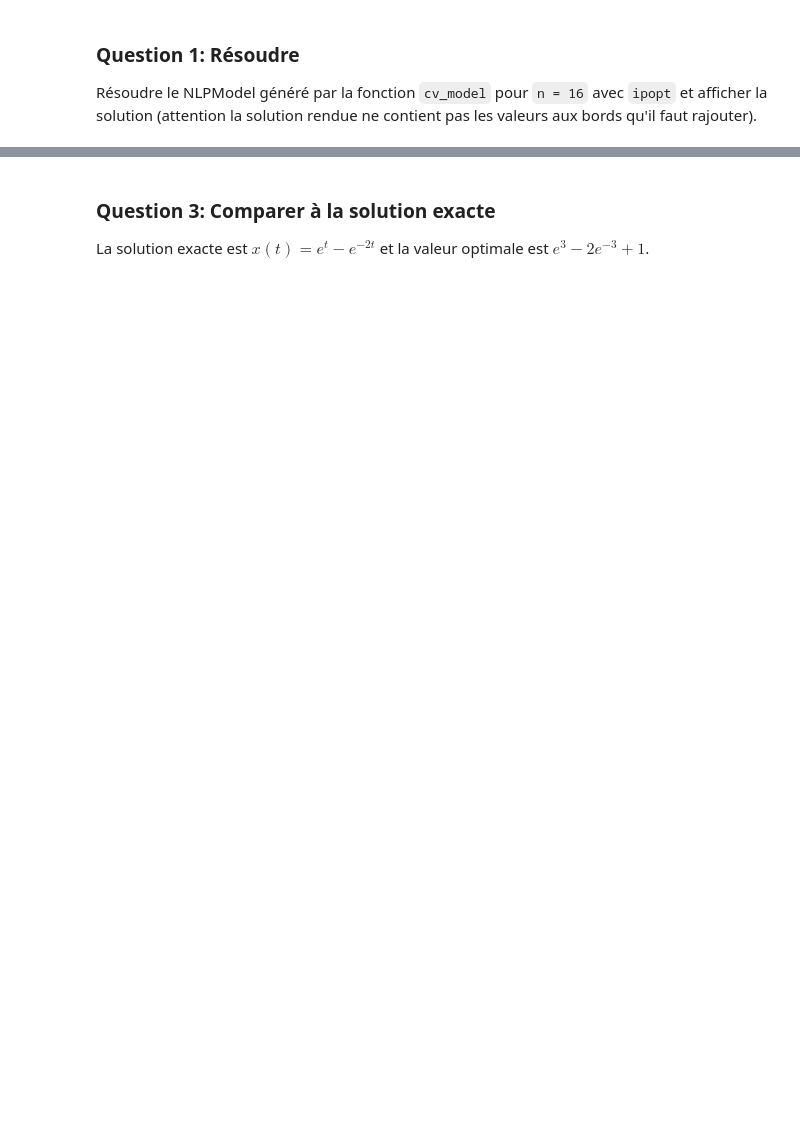
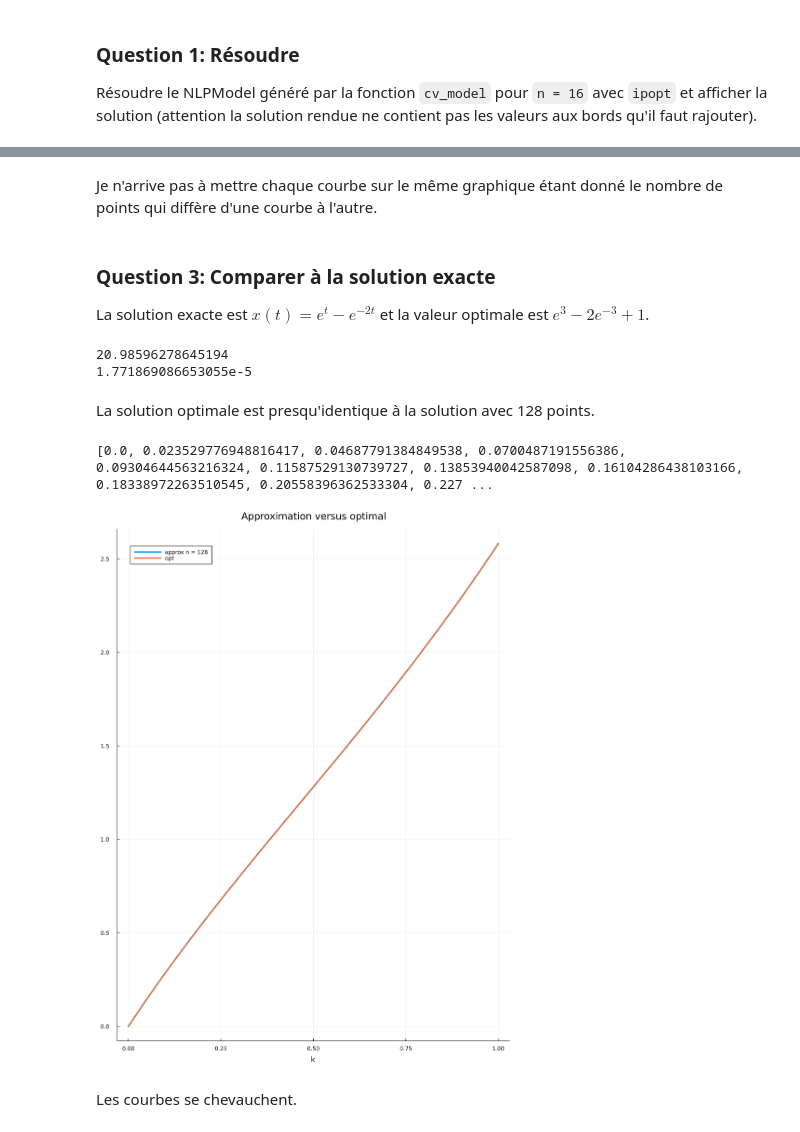
Before and after one commit to jupall/MTH8408-Hiv24, a Jupyter notebook: lab5_JP/Lab5-notebook.ipynb, the cells around one changed output, grey strips where cells are left out. Cells and saved outputs as stored; diff of their text form; code cells hidden in the pictures; blank space fills up the shorter version.

```diff
--- a/lab5_JP/Lab5-notebook.ipynb
+++ b/lab5_JP/Lab5-notebook.ipynb
@@ -381,4 +684,31 @@ Afficher sur un même graphique la solution obtenue par `ipopt` pour plusieurs v
+# %% [markdown]
+Je n'arrive pas à mettre chaque courbe sur le même graphique étant donné le nombre de points qui diffère d'une courbe à l'autre.
 # %% [markdown]
 ### Question 3: Comparer à la solution exacte
 
 La solution exacte est $x(t)=e^t - e^{-2t}$ et la valeur optimale est $e^3 - 2e^{-3}+1$.
+# %%
+x = t -> exp.(t) .- exp.(-2 .*t)
+opt = exp(3) - 2*exp(-3) + 1
+
+println(opt)
+println(abs(opt - hist_obj[end]))
+# %% [output]
+20.98596278645194
+1.771869086653055e-5
+# %% [markdown]
+La solution optimale est presqu'identique à la solution avec 128 points.
+# %%
+leng = length(hist_sol[end])
+t = collect(range(0, 1, length= leng))
+print(x(t))
+# %% [output]
+[0.0, 0.023529776948816417, 0.04687791384849538, 0.0700487191556386, 0.09304644563216324, 0.11587529130739727, 0.13853940042587098, 0.16104286438103166, 0.18338972263510545, 0.20558396362533304, 0.227 ...
+# %%
+p = plot(t, [hist_sol[end] x(t)], title="Approximation versus optimal", label= ["approx n = $leng" "opt"], linewidth=3, xlabel="k",left_margin=3Plots.mm)
+plot!(size=(900,1200))
+plot(p, layout=(1,1), legend=true)
+# %% [output]
+[figure, added]
+# %% [markdown]
+Les courbes se chevauchent.
```
Also changed, not shown: parts of 39 cells of this notebook, 5 other files.
